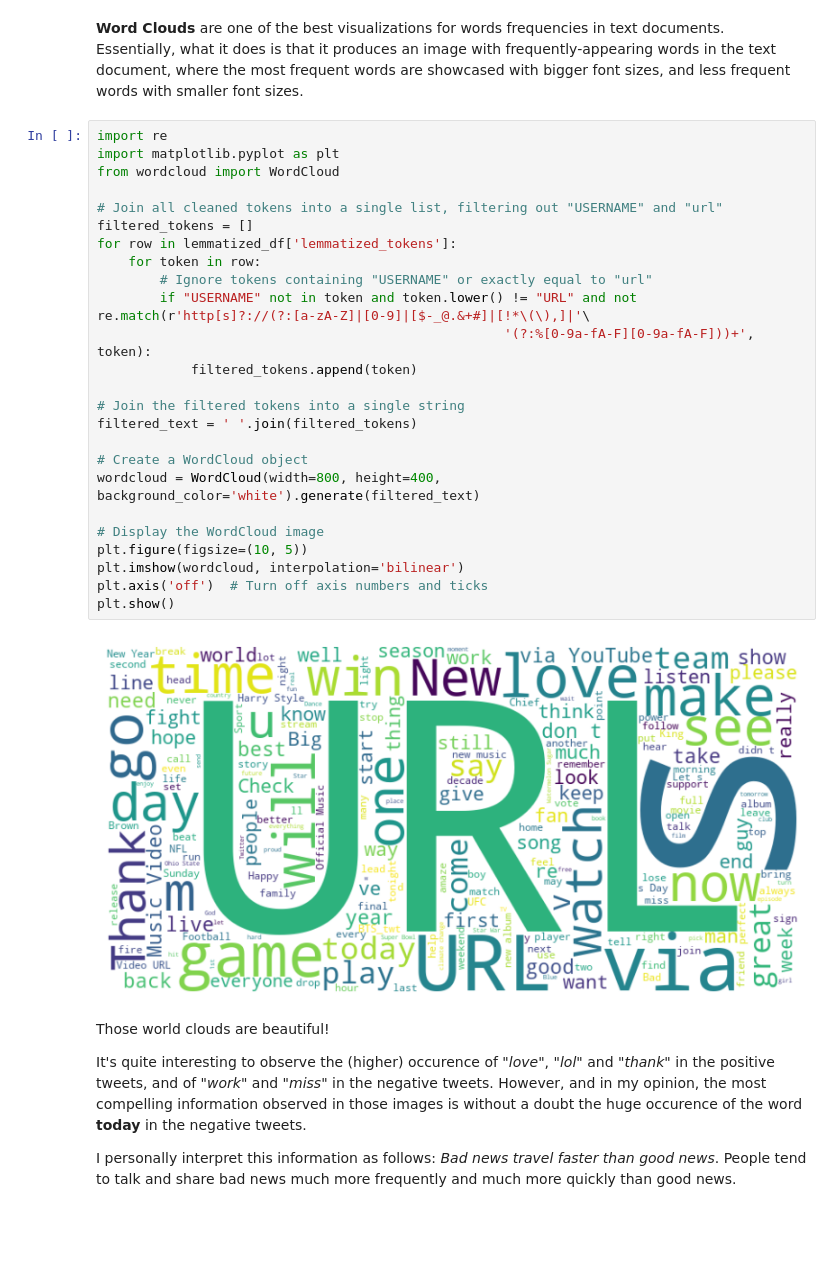
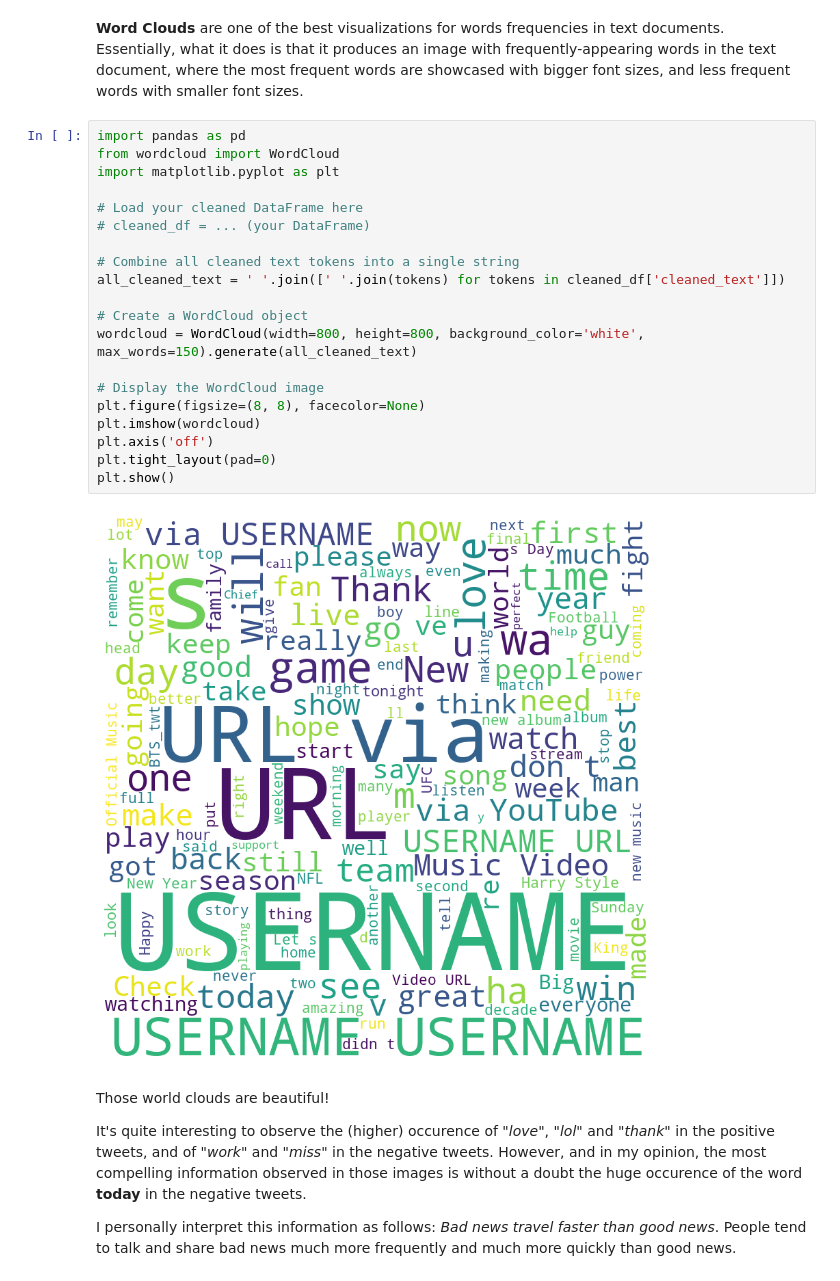
Before and after one commit to CodeDroid999/CRISP-Tweet-Classsification, a Jupyter notebook: text-classification.ipynb, the cells around one changed output. Cells and saved outputs as stored; diff of their text form; blank space fills up the shorter version.

Commit message:
add images

```diff
--- a/text-classification.ipynb
+++ b/text-classification.ipynb
@@ -450,33 +329,28 @@ TypeError: list_to_dict() missing 1 required positional argument: 'label'
 # 3. Visualizing the Data <a class="anchor" id="head-3"></a>
 # %% [markdown]
 **Word Clouds** are one of the best visualizations for words frequencies in text documents.<br>Essentially, what it does is that it produces an image with frequently-appearing words in the text document, where the most frequent words are showcased with bigger font sizes, and less frequent words with smaller font sizes.
-# %%
-import re
-import matplotlib.pyplot as plt
-from wordcloud import WordCloud
-
-# Join all cleaned tokens into a single list, filtering out "USERNAME" and "url"
-filtered_tokens = []
-for row in lemmatized_df['lemmatized_tokens']:
-    for token in row:
-        # Ignore tokens containing "USERNAME" or exactly equal to "url"
-        if "USERNAME" not in token and token.lower() != "URL" and not re.match(r'http[s]?://(?:[a-zA-Z]|[0-9]|[$-_@.&+#]|[!*\(\),]|'\
-                                                    '(?:%[0-9a-fA-F][0-9a-fA-F]))+', token):
-            filtered_tokens.append(token)
-
-# Join the filtered tokens into a single string
-filtered_text = ' '.join(filtered_tokens)
-
-# Create a WordCloud object
-wordcloud = WordCloud(width=800, height=400, background_color='white').generate(filtered_text)
-
-# Display the WordCloud image
-plt.figure(figsize=(10, 5))
-plt.imshow(wordcloud, interpolation='bilinear')
-plt.axis('off')  # Turn off axis numbers and ticks
-plt.show()
-# %% [output]
-[figure, removed]
+# %%
+import pandas as pd
+from wordcloud import WordCloud
+import matplotlib.pyplot as plt
+
+# Load your cleaned DataFrame here
+# cleaned_df = ... (your DataFrame)
+
+# Combine all cleaned text tokens into a single string
+all_cleaned_text = ' '.join([' '.join(tokens) for tokens in cleaned_df['cleaned_text']])
+
+# Create a WordCloud object
+wordcloud = WordCloud(width=800, height=800, background_color='white', max_words=150).generate(all_cleaned_text)
+
+# Display the WordCloud image
+plt.figure(figsize=(8, 8), facecolor=None)
+plt.imshow(wordcloud)
+plt.axis('off')
+plt.tight_layout(pad=0)
+plt.show()
+# %% [output]
+[figure, added]
 # %% [markdown]
 Those world clouds are beautiful!
 
```
Also changed, not shown: parts of 10 cells of this notebook, 1 other file.
